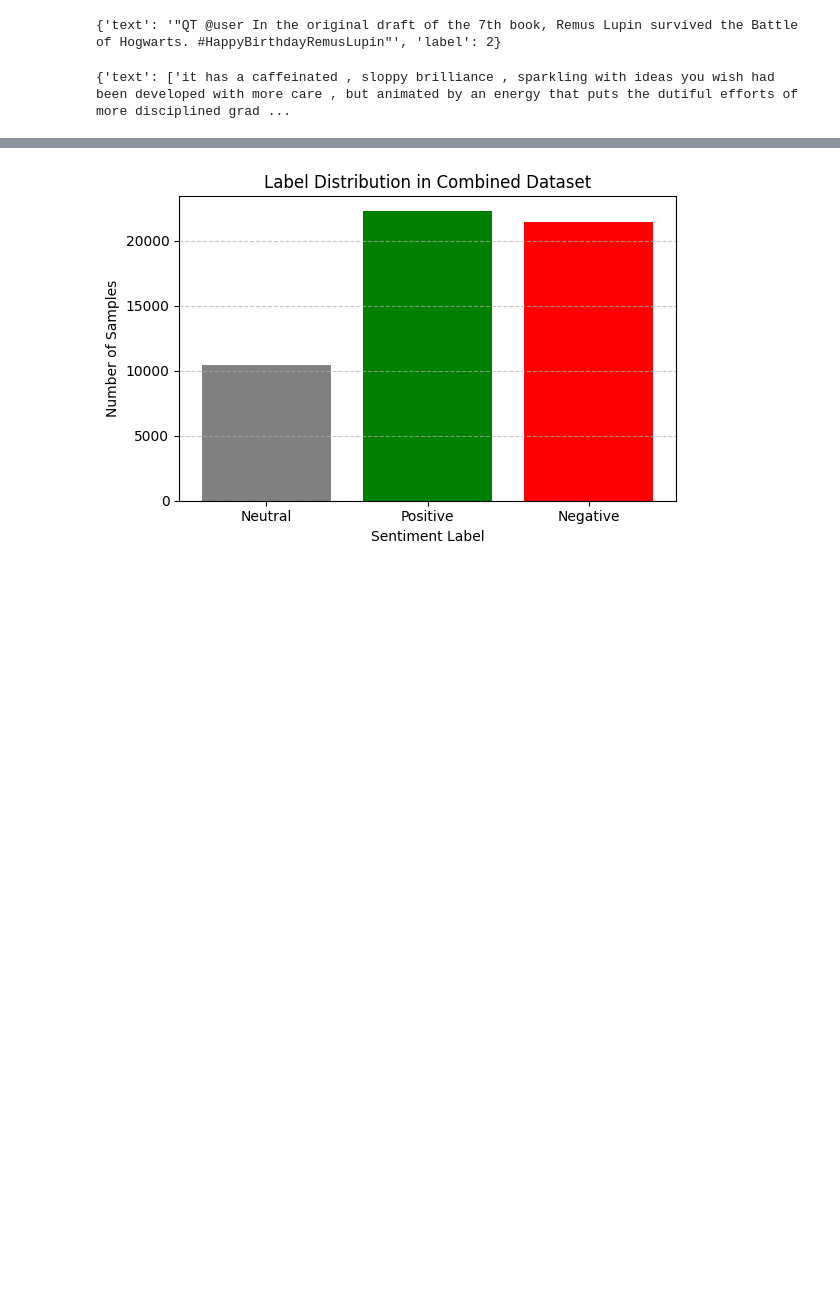
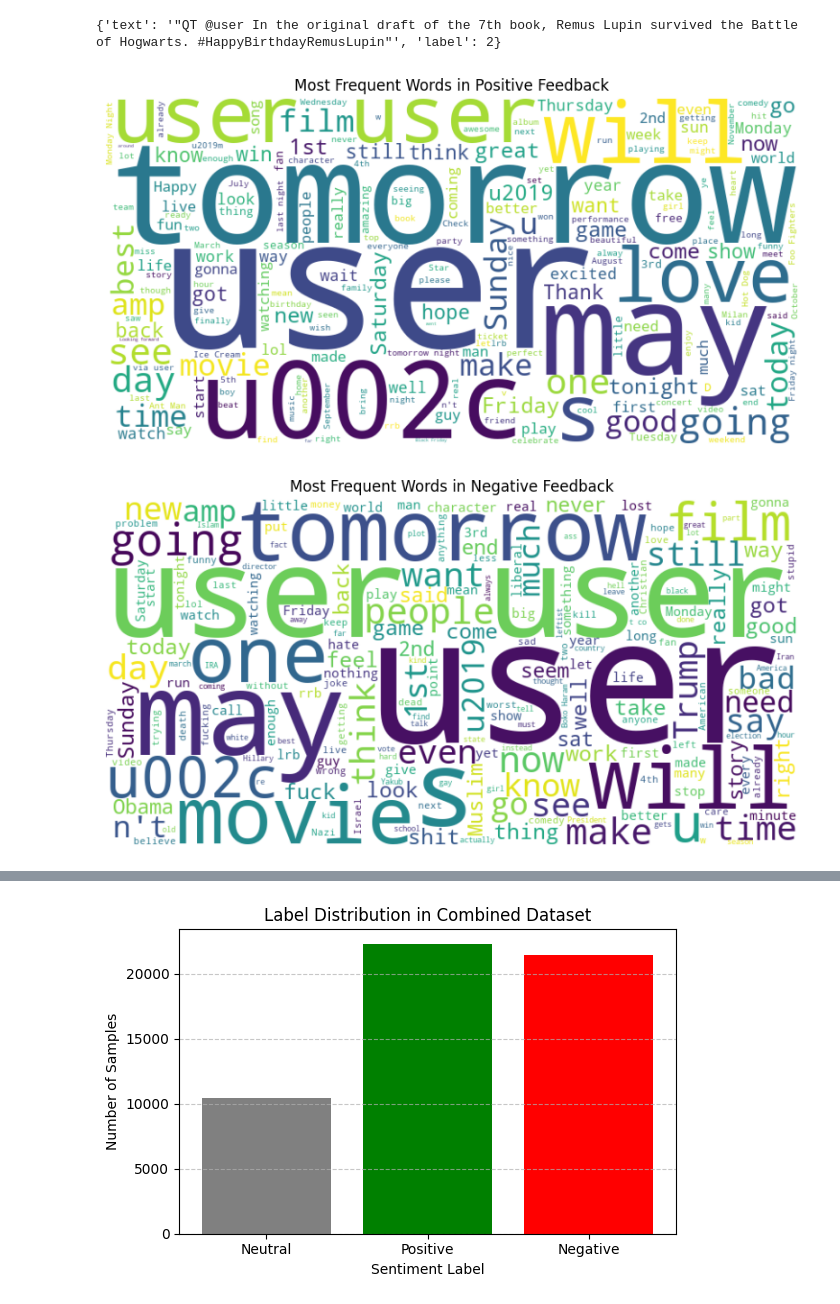
Before and after one commit to ShadaabHasan/student-review-system, a Jupyter notebook: Model/model.ipynb, the cells around one changed output, grey strips where cells are left out. Drawn from its saved outputs; the diff is of its cells as text; code cells hidden in the pictures; blank space fills up the shorter version.

```diff
--- a/Model/model.ipynb
+++ b/Model/model.ipynb
@@ -102,20 +102,65 @@ def convert_twitter(example):
 
 twitter_mapped = twitter_dataset.map(convert_twitter)
 print(twitter_mapped["train"][0])
+
 # Force label column to be int64 instead of ClassLabel
 
-twitter_mapped = DatasetDict({
-    split: ds.cast_column("label", Value("int64"))
-    for split, ds in twitter_dataset.items()
-})
+# twitter_mapped = DatasetDict({
+#     split: ds.cast_column("label", Value("int64"))
+#     for split, ds in twitter_dataset.items()
+# })
 # %% [output]
 {'text': '"QT @user In the original draft of the 7th book, Remus Lupin survived the Battle of Hogwarts. #HappyBirthdayRemusLupin"', 'label': 2}
 # %%
-from datasets import concatenate_datasets
+from datasets import concatenate_datasets, DatasetDict
+from datasets import ClassLabel
 
-combined_train = concatenate_datasets([sst5_mapped["train"], twitter_mapped["train"]])
-print(combined_train[1000:1005])
+# Define common ClassLabel
+label_class = ClassLabel(names=["negative", "neutral", "positive"])
 
-combined_test = concatenate_datasets([sst5_mapped["test"], twitter_mapped["test"]])
+# Ensure label columns are the same type before combining
+sst5_mapped = sst5_mapped.cast_column("label", label_class)
+twitter_mapped = twitter_mapped.cast_column("label", label_class)
+
+full_combined_dataset = concatenate_datasets([
+    sst5_mapped["train"],
+    sst5_mapped["test"],
+    twitter_mapped["train"],
+    twitter_mapped["test"],
+    sst5_mapped["validation"],
+    twitter_mapped["validation"]
+
+])
+
+# Shuffled
+full_combined_dataset = full_combined_dataset.shuffle(seed=42)
-# %% [output]
-{'text': ['it has a caffeinated , sloppy brilliance , sparkling with ideas you wish had been developed with more care , but animated by an energy that puts the dutiful efforts of more disciplined grad ...
+# %%
+from wordcloud import WordCloud
+import matplotlib.pyplot as plt
+
+# Get positive and negative texts using .filter()
+positive_examples = full_combined_dataset.filter(lambda x: x["label"] == 2)
+negative_examples = full_combined_dataset.filter(lambda x: x["label"] == 0)
+
+# Join all texts into a single string
+positive_texts = " ".join(positive_examples["text"])
+negative_texts = " ".join(negative_examples["text"])
+
+# WordCloud for positive feedback
+wordcloud_pos = WordCloud(width=800, height=400, background_color="white").generate(positive_texts)
+plt.figure(figsize=(10, 5))
+plt.imshow(wordcloud_pos, interpolation="bilinear")
+plt.axis("off")
+plt.title("Most Frequent Words in Positive Feedback")
+plt.show()
+
+# WordCloud for negative feedback
+wordcloud_neg = WordCloud(width=800, height=400, background_color="white").generate(negative_texts)
+plt.figure(figsize=(10, 5))
+plt.imshow(wordcloud_neg, interpolation="bilinear")
+plt.axis("off")
+plt.title("Most Frequent Words in Negative Feedback")
+plt.show()
+# %% [output]
+[figure, added]
+[figure, added]
```
Also changed, not shown: parts of 10 cells of this notebook.
